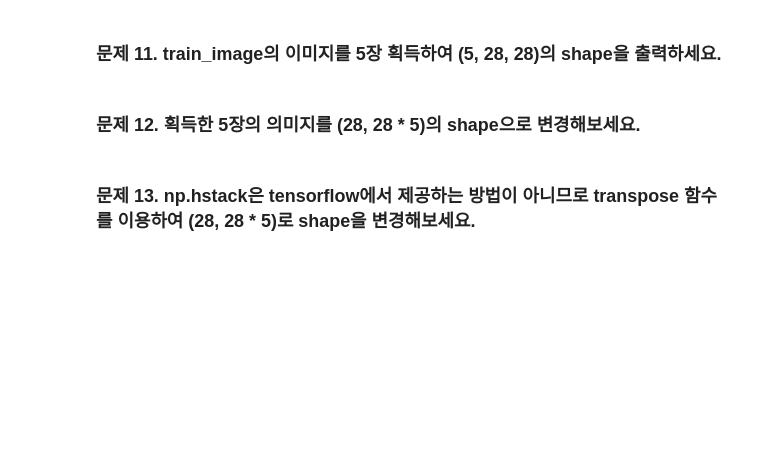
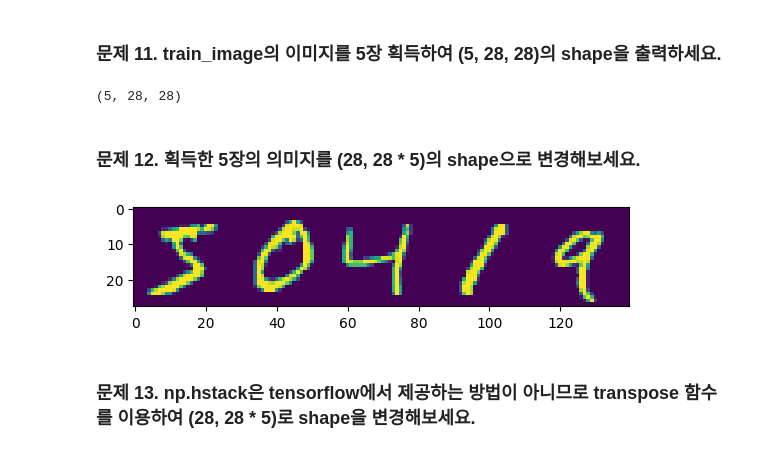
Before and after one commit to Wshid/dl_ml, a Jupyter notebook: quiz_dl_300/memo/[PART1]이미지_분류_기초/[실습]Part1_Ch01_이미지_분류_RNN으로_손글씨_이미지분류하기.ipynb, the cells around one changed output. Saved outputs shown, nothing was run; the diff lists cells and outputs as text; code cells hidden in the pictures; blank space fills up the shorter version.

```diff
--- a/quiz_dl_300/memo/[PART1]이미지_분류_기초/[실습]Part1_Ch01_이미지_분류_RNN으로_손글씨_이미지분류하기.ipynb
+++ b/quiz_dl_300/memo/[PART1]이미지_분류_기초/[실습]Part1_Ch01_이미지_분류_RNN으로_손글씨_이미지분류하기.ipynb
@@ -196,12 +196,23 @@ float64 uint8 float64 uint8
 ### 문제 11. train_image의 이미지를 5장 획득하여 (5, 28, 28)의 shape을 출력하세요.
 # %%
 # (60000, 28, 28)인 train_images에서 (5, 28, 28)을 획득하는 코드를 작성하세요.
+train_images[:5].shape
+# %% [output]
+(5, 28, 28)
 # %% [markdown]
 ### 문제 12. 획득한 5장의 의미지를 (28, 28 * 5)의 shape으로 변경해보세요.
 # %%
 # np.hstack은 height 방향의 배열을 풀어서 width 방향으로 연결해줍니다.
 # 해당 기능을 쓰면 (height, image_height, image_width)의 shape을 (image_height, image_width * height)으로 바꿔 줄 수 있습니다.
 # 코드를 작성해보세요.
+# plt.imshow(train_images[:5].reshape(28, 28 * 5))
+# plt.show()
+
+# 의도한대로 shape을 바꾸는 과정
+plt.imshow(np.hstack(train_images[:5]))
+plt.show()
+# %% [output]
+[figure, added]
 # %% [markdown]
 ### 문제 13. np.hstack은 tensorflow에서 제공하는 방법이 아니므로 transpose 함수를 이용하여 (28, 28 * 5)로 shape을 변경해보세요.
 # %%
```
Also changed, not shown: parts of 5 cells of this notebook.
